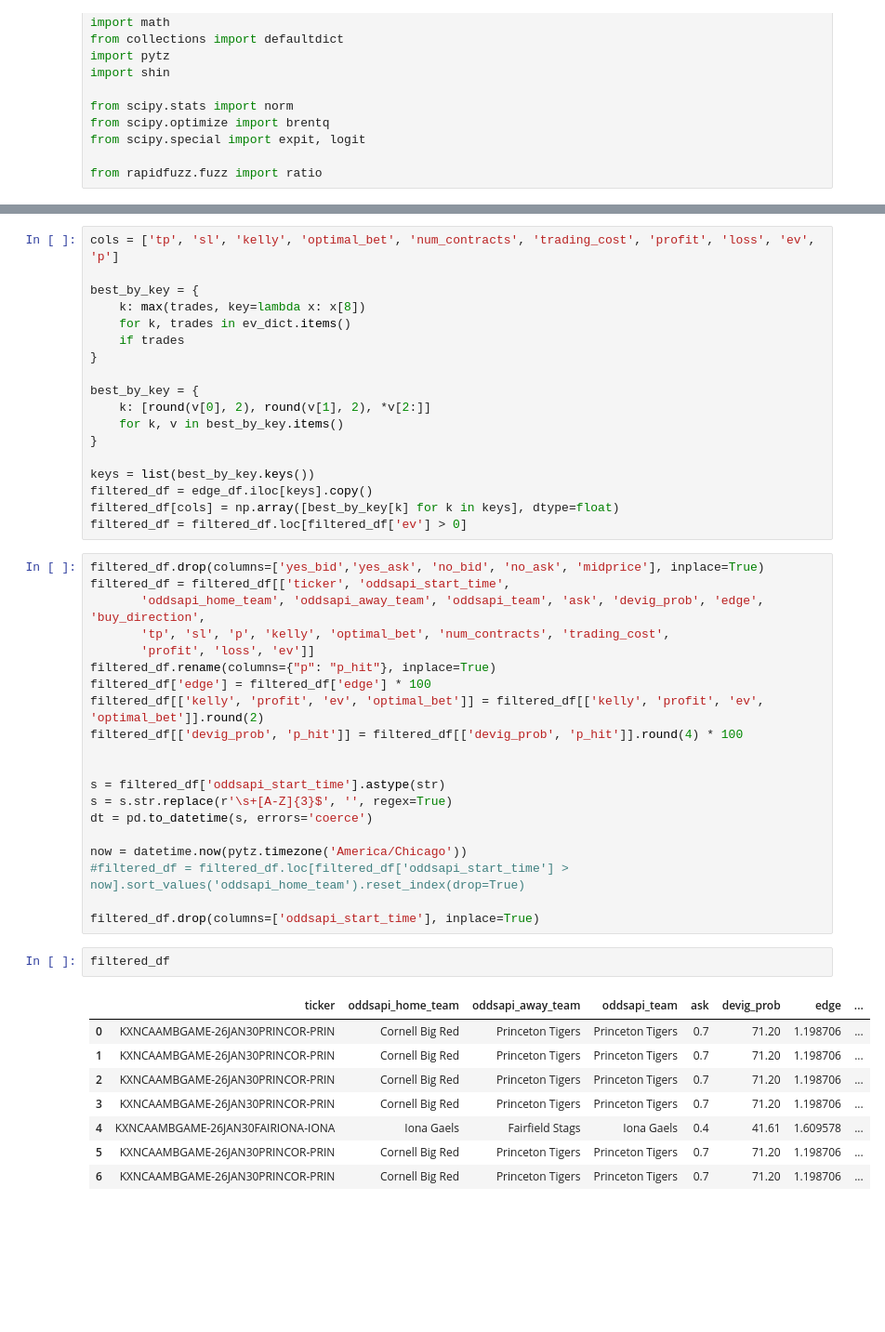
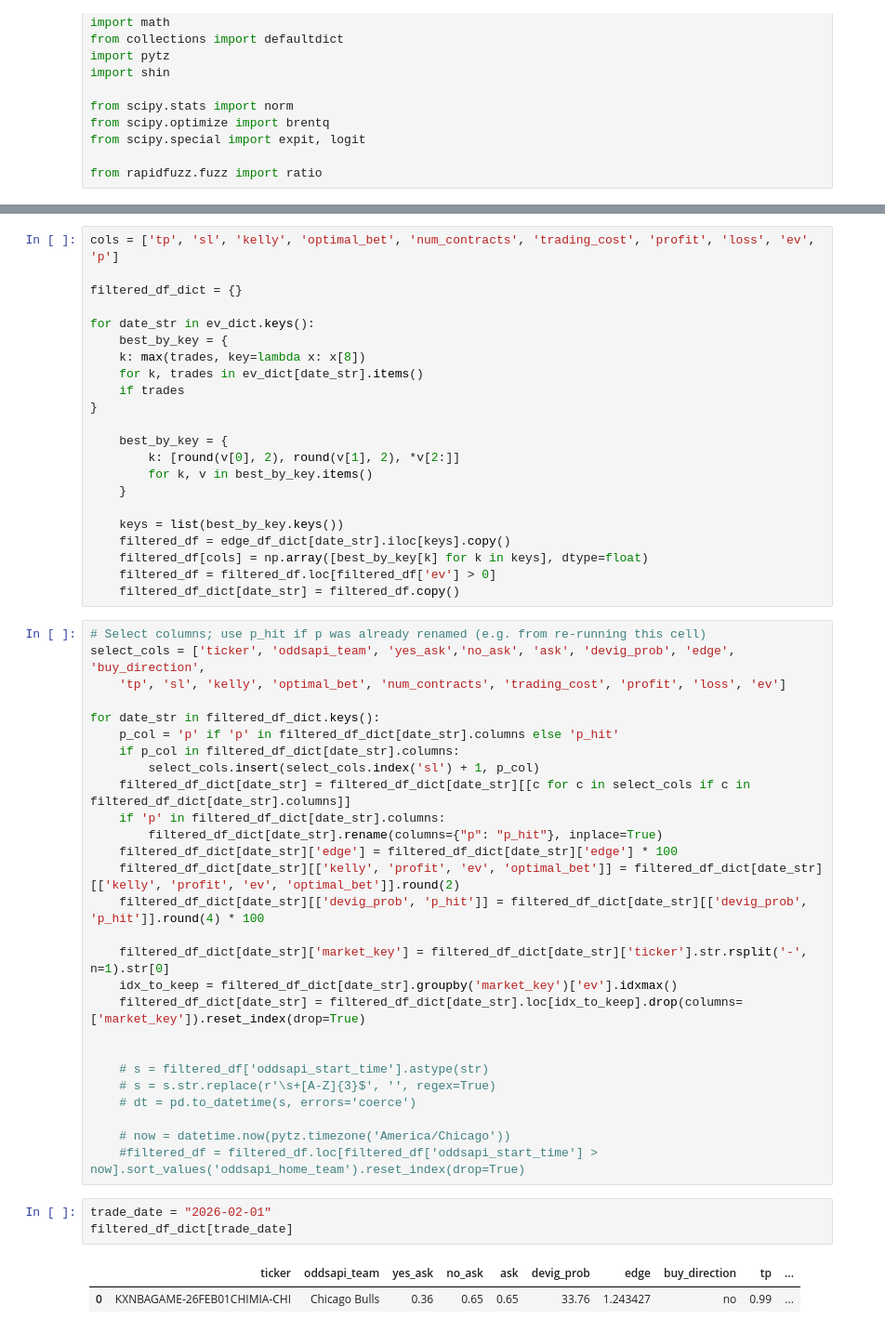
Before and after one commit to bassuaz24/kalshi_bets, a Jupyter notebook: base/analysis/data_analysis.ipynb, the cells around one changed output, grey strips where cells are left out. Shown at 93% size. Saved outputs shown, nothing was run; the diff lists cells and outputs as text; blank space fills up the shorter version.

```diff
--- a/base/analysis/data_analysis.ipynb
+++ b/base/analysis/data_analysis.ipynb
@@ -202,50 +232,56 @@ for i in range(len(ev_dict)):
 # %%
 cols = ['tp', 'sl', 'kelly', 'optimal_bet', 'num_contracts', 'trading_cost', 'profit', 'loss', 'ev', 'p']
 
-best_by_key = {
+filtered_df_dict = {}
+
+for date_str in ev_dict.keys():
+    best_by_key = {
     k: max(trades, key=lambda x: x[8])
-    for k, trades in ev_dict.items()
+    for k, trades in ev_dict[date_str].items()
     if trades
 }
 
-best_by_key = {
-    k: [round(v[0], 2), round(v[1], 2), *v[2:]]
-    for k, v in best_by_key.items()
-}
+    best_by_key = {
+        k: [round(v[0], 2), round(v[1], 2), *v[2:]]
+        for k, v in best_by_key.items()
+    }
 
-keys = list(best_by_key.keys())
-filtered_df = edge_df.iloc[keys].copy()
-filtered_df[cols] = np.array([best_by_key[k] for k in keys], dtype=float)
-filtered_df = filtered_df.loc[filtered_df['ev'] > 0]
+    keys = list(best_by_key.keys())
+    filtered_df = edge_df_dict[date_str].iloc[keys].copy()
+    filtered_df[cols] = np.array([best_by_key[k] for k in keys], dtype=float)
+    filtered_df = filtered_df.loc[filtered_df['ev'] > 0]
+    filtered_df_dict[date_str] = filtered_df.copy()
 # %%
-filtered_df.drop(columns=['yes_bid','yes_ask', 'no_bid', 'no_ask', 'midprice'], inplace=True)
-filtered_df = filtered_df[['ticker', 'oddsapi_start_time',
-       'oddsapi_home_team', 'oddsapi_away_team', 'oddsapi_team', 'ask', 'devig_prob', 'edge', 'buy_direction',
-       'tp', 'sl', 'p', 'kelly', 'optimal_bet', 'num_contracts', 'trading_cost',
-       'profit', 'loss', 'ev']]
-filtered_df.rename(columns={"p": "p_hit"}, inplace=True)
-filtered_df['edge'] = filtered_df['edge'] * 100
-filtered_df[['kelly', 'profit', 'ev', 'optimal_bet']] = filtered_df[['kelly', 'profit', 'ev', 'optimal_bet']].round(2)
-filtered_df[['devig_prob', 'p_hit']] = filtered_df[['devig_prob', 'p_hit']].round(4) * 100
+# Select columns; use p_hit if p was already renamed (e.g. from re-running this cell)
+select_cols = ['ticker', 'oddsapi_team', 'yes_ask','no_ask', 'ask', 'devig_prob', 'edge', 'buy_direction',
+    'tp', 'sl', 'kelly', 'optimal_bet', 'num_contracts', 'trading_cost', 'profit', 'loss', 'ev']
+
+for date_str in filtered_df_dict.keys():
+    p_col = 'p' if 'p' in filtered_df_dict[date_str].columns else 'p_hit'
+    if p_col in filtered_df_dict[date_str].columns:
+        select_cols.insert(select_cols.index('sl') + 1, p_col)
+    filtered_df_dict[date_str] = filtered_df_dict[date_str][[c for c in select_cols if c in filtered_df_dict[date_str].columns]]
+    if 'p' in filtered_df_dict[date_str].columns:
+        filtered_df_dict[date_str].rename(columns={"p": "p_hit"}, inplace=True)
+    filtered_df_dict[date_str]['edge'] = filtered_df_dict[date_str]['edge'] * 100
+    filtered_df_dict[date_str][['kelly', 'profit', 'ev', 'optimal_bet']] = filtered_df_dict[date_str][['kelly', 'profit', 'ev', 'optimal_bet']].round(2)
+    filtered_df_dict[date_str][['devig_prob', 'p_hit']] = filtered_df_dict[date_str][['devig_prob', 'p_hit']].round(4) * 100
+
+    filtered_df_dict[date_str]['market_key'] = filtered_df_dict[date_str]['ticker'].str.rsplit('-', n=1).str[0]
+    idx_to_keep = filtered_df_dict[date_str].groupby('market_key')['ev'].idxmax()
+    filtered_df_dict[date_str] = filtered_df_dict[date_str].loc[idx_to_keep].drop(columns=['market_key']).reset_index(drop=True)
 
 
-s = filtered_df['oddsapi_start_time'].astype(str)
-s = s.str.replace(r'\s+[A-Z]{3}$', '', regex=True)
-dt = pd.to_datetime(s, errors='coerce')
+    # s = filtered_df['oddsapi_start_time'].astype(str)
+    # s = s.str.replace(r'\s+[A-Z]{3}$', '', regex=True)
+    # dt = pd.to_datetime(s, errors='coerce')
 
-now = datetime.now(pytz.timezone('America/Chicago'))
-#filtered_df = filtered_df.loc[filtered_df['oddsapi_start_time'] > now].sort_values('oddsapi_home_team').reset_index(drop=True)
-
-filtered_df.drop(columns=['oddsapi_start_time'], inplace=True)
+    # now = datetime.now(pytz.timezone('America/Chicago'))
+    #filtered_df = filtered_df.loc[filtered_df['oddsapi_start_time'] > now].sort_values('oddsapi_home_team').reset_index(drop=True)
 # %%
-filtered_df
+trade_date = "2026-02-01"
+filtered_df_dict[trade_date]
 # %% [output]
-|  | ticker | oddsapi_home_team | oddsapi_away_team | oddsapi_team | ask | devig_prob | edge | ... |
-| 0 | KXNCAAMBGAME-26JAN30PRINCOR-PRIN | Cornell Big Red | Princeton Tigers | Princeton Tigers | 0.7 | 71.20 | 1.198706 | ... |
-| 1 | KXNCAAMBGAME-26JAN30PRINCOR-PRIN | Cornell Big Red | Princeton Tigers | Princeton Tigers | 0.7 | 71.20 | 1.198706 | ... |
-| 2 | KXNCAAMBGAME-26JAN30PRINCOR-PRIN | Cornell Big Red | Princeton Tigers | Princeton Tigers | 0.7 | 71.20 | 1.198706 | ... |
-| 3 | KXNCAAMBGAME-26JAN30PRINCOR-PRIN | Cornell Big Red | Princeton Tigers | Princeton Tigers | 0.7 | 71.20 | 1.198706 | ... |
-| 4 | KXNCAAMBGAME-26JAN30FAIRIONA-IONA | Iona Gaels | Fairfield Stags | Iona Gaels | 0.4 | 41.61 | 1.609578 | ... |
-| 5 | KXNCAAMBGAME-26JAN30PRINCOR-PRIN | Cornell Big Red | Princeton Tigers | Princeton Tigers | 0.7 | 71.20 | 1.198706 | ... |
-| 6 | KXNCAAMBGAME-26JAN30PRINCOR-PRIN | Cornell Big Red | Princeton Tigers | Princeton Tigers | 0.7 | 71.20 | 1.198706 | ... |
+|  | ticker | oddsapi_team | yes_ask | no_ask | ask | devig_prob | edge | buy_direction | tp | ... |
+| 0 | KXNBAGAME-26FEB01CHIMIA-CHI | Chicago Bulls | 0.36 | 0.65 | 0.65 | 33.76 | 1.243427 | no | 0.99 | ... |
 # %%
```
Also changed, not shown: parts of 15 cells of this notebook, 6 other files.
